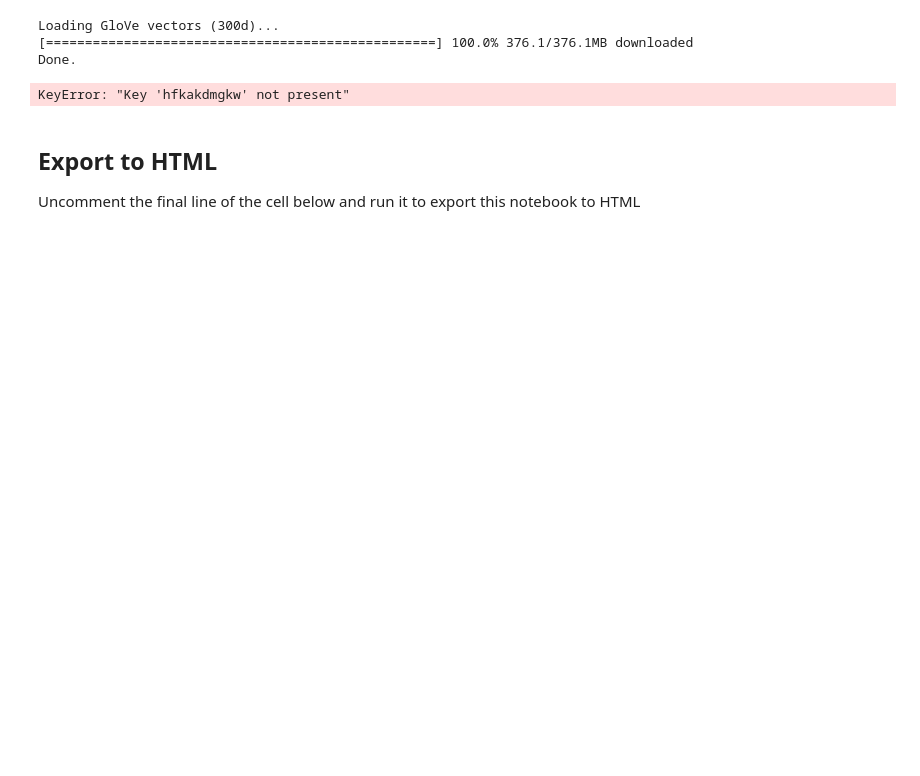
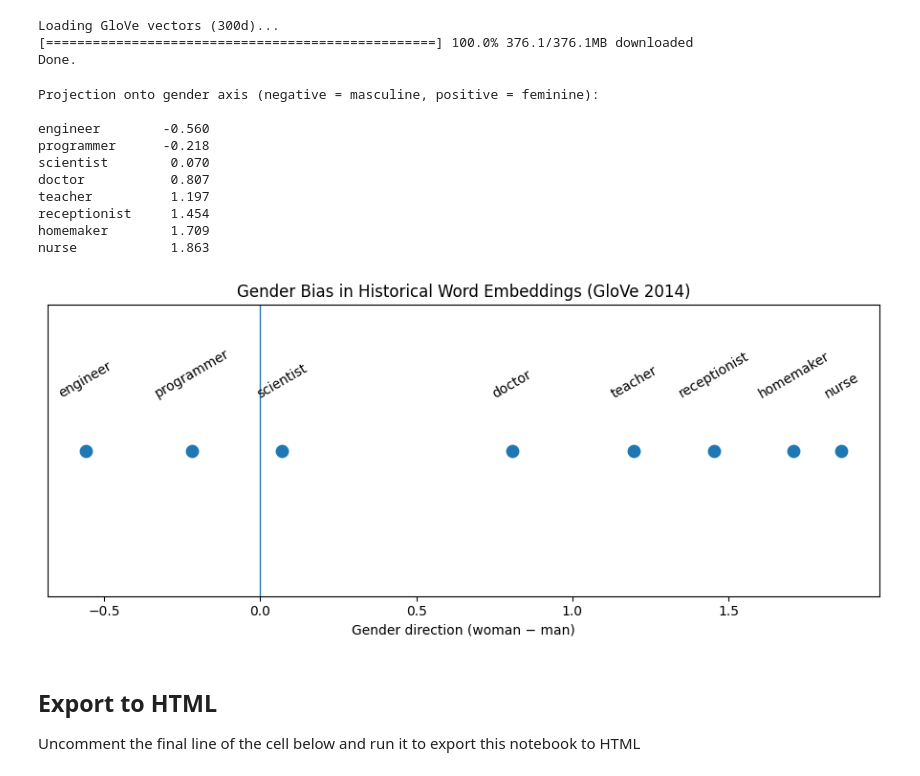
Before and after one commit to wtheisen/nd-cse-10124-lectures, a Jupyter notebook: Notebooks/Lecture_06_Embeddings_01.ipynb, the cells around one changed output. Drawn from its saved outputs; the diff is of its cells as text; code cells hidden in the pictures; blank space fills up the shorter version.

```diff
--- a/Notebooks/Lecture_06_Embeddings_01.ipynb
+++ b/Notebooks/Lecture_06_Embeddings_01.ipynb
@@ -165,35 +168,44 @@ words = [
     "scientist",
     "programmer",
     "teacher",
     "receptionist",
     "homemaker",
-    "hfkakdmgkw"
 ]
 
 values = [(w, project(w)) for w in words]
 values.sort(key=lambda x: x[1])
 
 print("\nProjection onto gender axis (negative = masculine, positive = feminine):\n")
 for w, v in values:
     print(f"{w:15s} {v: .3f}")
 
 words = [w for w, _ in values]
 vals = np.array([v for _, v in values])
 
 plt.figure(figsize=(9, 4))
 plt.axvline(0.0, linewidth=1)
 plt.scatter(vals, np.zeros_like(vals), s=80)
 
 for w, v in zip(words, vals):
     plt.text(v, 0.02, w, ha="center", rotation=30)
 
 plt.yticks([])
 plt.xlabel("Gender direction (woman − man)")
 plt.title("Gender Bias in Historical Word Embeddings (GloVe 2014)")
 plt.tight_layout()
 plt.show()
 # %% [output]
-KeyError: "Key 'hfkakdmgkw' not present"
+Projection onto gender axis (negative = masculine, positive = feminine):
+
+engineer        -0.560
+programmer      -0.218
+scientist        0.070
+doctor           0.807
+teacher          1.197
+receptionist     1.454
+homemaker        1.709
+nurse            1.863
+[figure, added]
 # %% [markdown]
 ## Export to HTML
 
```
Also changed, not shown: parts of 3 cells of this notebook, 25 other files.
